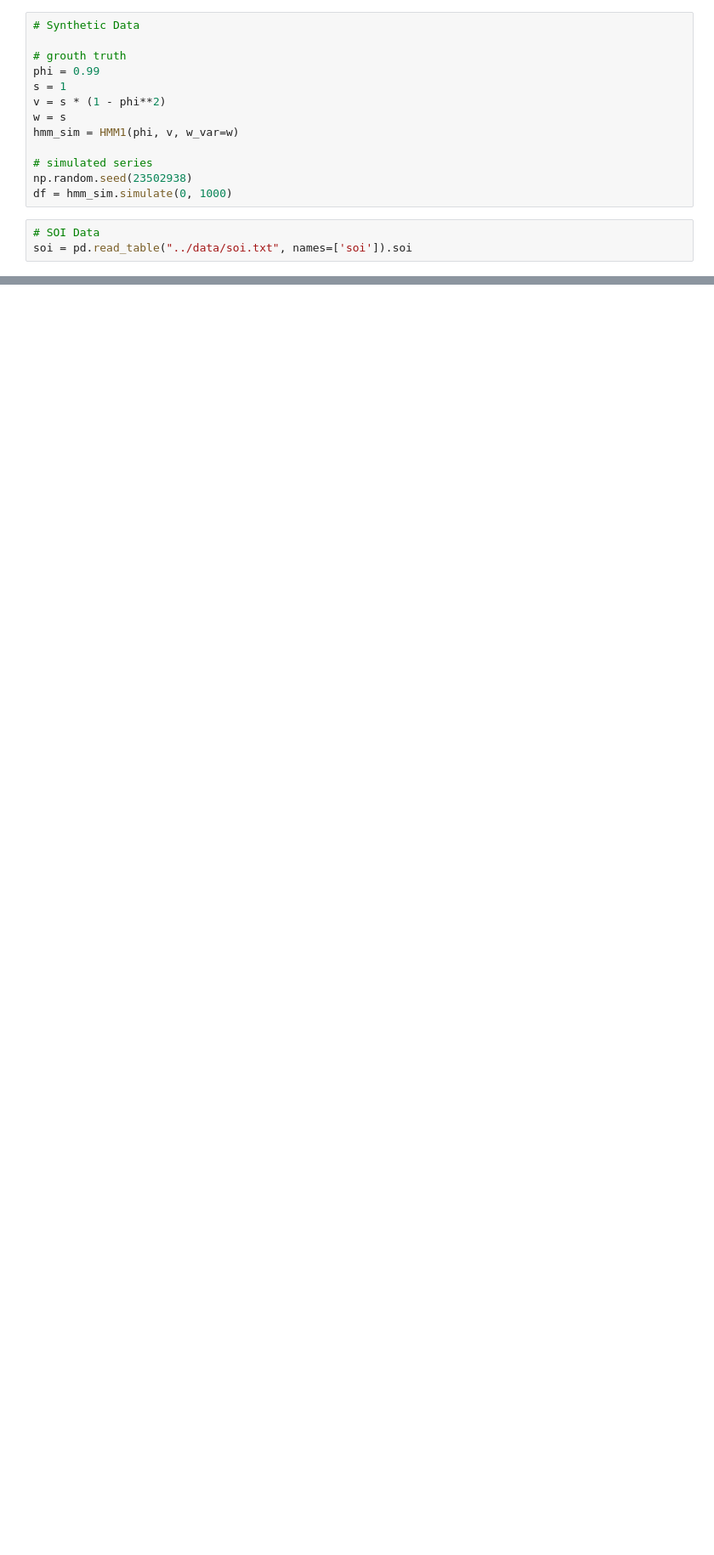
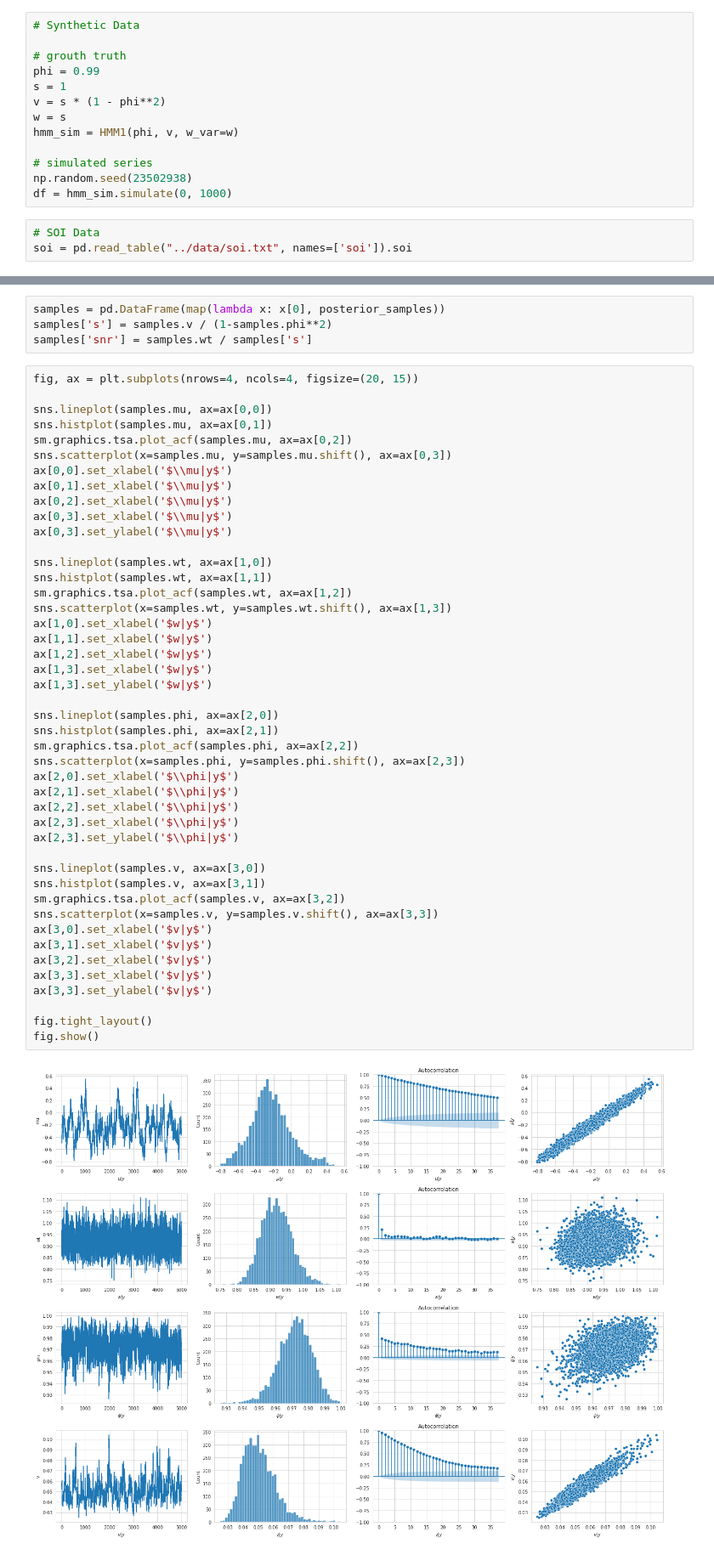
Before and after one commit to WHITSNAK/sta831-sp23, a Jupyter notebook: ch4/hw6 - HMM Posteriors.ipynb, the cells around one changed output, grey strips where cells are left out. Shown at 85% size. Cells and saved outputs as stored; diff of their text form; blank space fills up the shorter version.

```diff
--- a/ch4/hw6 - HMM Posteriors.ipynb
+++ b/ch4/hw6 - HMM Posteriors.ipynb
@@ -85 +52,52 @@ fig.show()
+# %%
+samples = pd.DataFrame(map(lambda x: x[0], posterior_samples))
+samples['s'] = samples.v / (1-samples.phi**2)
+samples['snr'] = samples.wt / samples['s']
+# %%
+fig, ax = plt.subplots(nrows=4, ncols=4, figsize=(20, 15))
+
+sns.lineplot(samples.mu, ax=ax[0,0])
+sns.histplot(samples.mu, ax=ax[0,1])
+sm.graphics.tsa.plot_acf(samples.mu, ax=ax[0,2])
+sns.scatterplot(x=samples.mu, y=samples.mu.shift(), ax=ax[0,3])
+ax[0,0].set_xlabel('$\\mu|y$')
+ax[0,1].set_xlabel('$\\mu|y$')
+ax[0,2].set_xlabel('$\\mu|y$')
+ax[0,3].set_xlabel('$\\mu|y$')
+ax[0,3].set_ylabel('$\\mu|y$')
+
+sns.lineplot(samples.wt, ax=ax[1,0])
+sns.histplot(samples.wt, ax=ax[1,1])
+sm.graphics.tsa.plot_acf(samples.wt, ax=ax[1,2])
+sns.scatterplot(x=samples.wt, y=samples.wt.shift(), ax=ax[1,3])
+ax[1,0].set_xlabel('$w|y$')
+ax[1,1].set_xlabel('$w|y$')
+ax[1,2].set_xlabel('$w|y$')
+ax[1,3].set_xlabel('$w|y$')
+ax[1,3].set_ylabel('$w|y$')
+
+sns.lineplot(samples.phi, ax=ax[2,0])
+sns.histplot(samples.phi, ax=ax[2,1])
+sm.graphics.tsa.plot_acf(samples.phi, ax=ax[2,2])
+sns.scatterplot(x=samples.phi, y=samples.phi.shift(), ax=ax[2,3])
+ax[2,0].set_xlabel('$\\phi|y$')
+ax[2,1].set_xlabel('$\\phi|y$')
+ax[2,2].set_xlabel('$\\phi|y$')
+ax[2,3].set_xlabel('$\\phi|y$')
+ax[2,3].set_ylabel('$\\phi|y$')
+
+sns.lineplot(samples.v, ax=ax[3,0])
+sns.histplot(samples.v, ax=ax[3,1])
+sm.graphics.tsa.plot_acf(samples.v, ax=ax[3,2])
+sns.scatterplot(x=samples.v, y=samples.v.shift(), ax=ax[3,3])
+ax[3,0].set_xlabel('$v|y$')
+ax[3,1].set_xlabel('$v|y$')
+ax[3,2].set_xlabel('$v|y$')
+ax[3,3].set_xlabel('$v|y$')
+ax[3,3].set_ylabel('$v|y$')
+
+fig.tight_layout()
+fig.show()
+# %% [output]
+[figure, added]
 # %%
```
Also changed, not shown: parts of 6 cells of this notebook, 3 other files.
